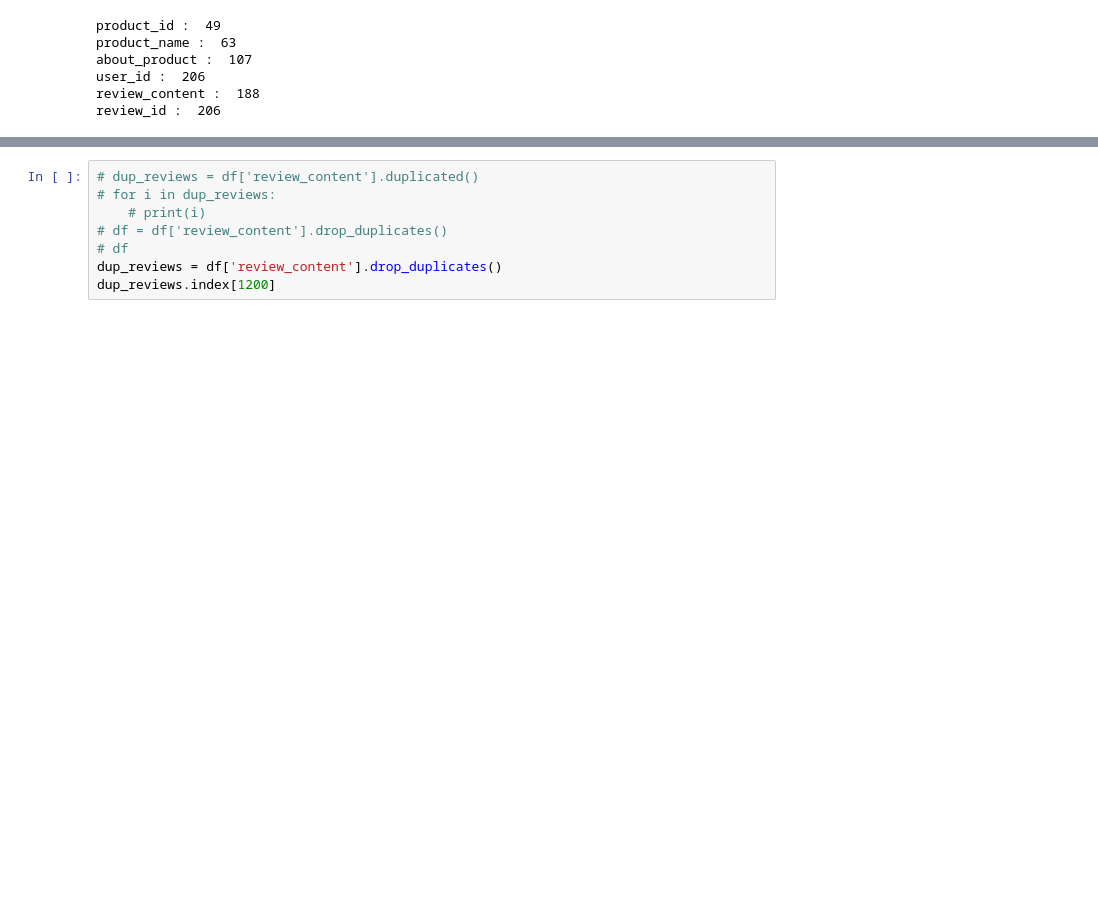
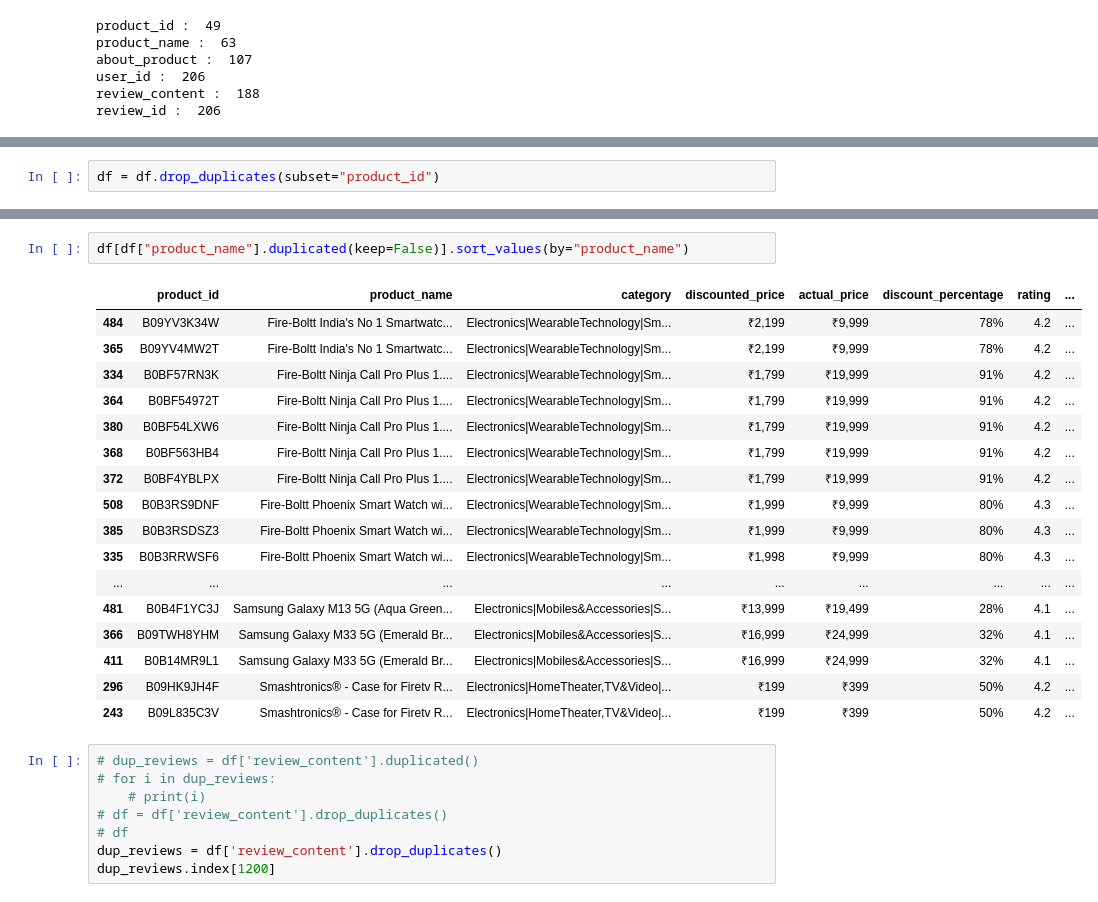
Before and after one commit to AS-Warvel/machine-learning-project, a Jupyter notebook: amazon_data.ipynb, the cells around one changed output, grey strips where cells are left out. Drawn from its saved outputs; the diff is of its cells as text; blank space fills up the shorter version.

Commit message:
enquire duplicates
in this commit duplicate valuse and their nature are enquired, what exact values are duplicated and how

```diff
--- a/amazon_data.ipynb
+++ b/amazon_data.ipynb
@@ -93,0 +181,2 @@ review_id :  206
+# %%
+df = df.drop_duplicates(subset="product_id")
@@ -94,3 +194,23 @@ review_id :  206
+# %%
+df[df["product_name"].duplicated(keep=False)].sort_values(by="product_name")
+# %% [output]
+|  | product_id | product_name | category | discounted_price | actual_price | discount_percentage | rating | ... |
+| 484 | B09YV3K34W | Fire-Boltt India's No 1 Smartwatc... | Electronics|WearableTechnology|Sm... | ₹2,199 | ₹9,999 | 78% | 4.2 | ... |
+| 365 | B09YV4MW2T | Fire-Boltt India's No 1 Smartwatc... | Electronics|WearableTechnology|Sm... | ₹2,199 | ₹9,999 | 78% | 4.2 | ... |
+| 334 | B0BF57RN3K | Fire-Boltt Ninja Call Pro Plus 1.... | Electronics|WearableTechnology|Sm... | ₹1,799 | ₹19,999 | 91% | 4.2 | ... |
+| 364 | B0BF54972T | Fire-Boltt Ninja Call Pro Plus 1.... | Electronics|WearableTechnology|Sm... | ₹1,799 | ₹19,999 | 91% | 4.2 | ... |
+| 380 | B0BF54LXW6 | Fire-Boltt Ninja Call Pro Plus 1.... | Electronics|WearableTechnology|Sm... | ₹1,799 | ₹19,999 | 91% | 4.2 | ... |
+| 368 | B0BF563HB4 | Fire-Boltt Ninja Call Pro Plus 1.... | Electronics|WearableTechnology|Sm... | ₹1,799 | ₹19,999 | 91% | 4.2 | ... |
+| 372 | B0BF4YBLPX | Fire-Boltt Ninja Call Pro Plus 1.... | Electronics|WearableTechnology|Sm... | ₹1,799 | ₹19,999 | 91% | 4.2 | ... |
+| 508 | B0B3RS9DNF | Fire-Boltt Phoenix Smart Watch wi... | Electronics|WearableTechnology|Sm... | ₹1,999 | ₹9,999 | 80% | 4.3 | ... |
+| 385 | B0B3RSDSZ3 | Fire-Boltt Phoenix Smart Watch wi... | Electronics|WearableTechnology|Sm... | ₹1,999 | ₹9,999 | 80% | 4.3 | ... |
+| 335 | B0B3RRWSF6 | Fire-Boltt Phoenix Smart Watch wi... | Electronics|WearableTechnology|Sm... | ₹1,998 | ₹9,999 | 80% | 4.3 | ... |
+| ... | ... | ... | ... | ... | ... | ... | ... | ... |
+| 481 | B0B4F1YC3J | Samsung Galaxy M13 5G (Aqua Green... | Electronics|Mobiles&Accessories|S... | ₹13,999 | ₹19,499 | 28% | 4.1 | ... |
+| 366 | B09TWH8YHM | Samsung Galaxy M33 5G (Emerald Br... | Electronics|Mobiles&Accessories|S... | ₹16,999 | ₹24,999 | 32% | 4.1 | ... |
+| 411 | B0B14MR9L1 | Samsung Galaxy M33 5G (Emerald Br... | Electronics|Mobiles&Accessories|S... | ₹16,999 | ₹24,999 | 32% | 4.1 | ... |
+| 296 | B09HK9JH4F | Smashtronics® - Case for Firetv R... | Electronics|HomeTheater,TV&Video|... | ₹199 | ₹399 | 50% | 4.2 | ... |
+| 243 | B09L835C3V | Smashtronics® - Case for Firetv R... | Electronics|HomeTheater,TV&Video|... | ₹199 | ₹399 | 50% | 4.2 | ... |
 # %%
 # dup_reviews = df['review_content'].duplicated()
 # for i in dup_reviews:
```
Also changed, not shown: parts of 8 cells of this notebook.
